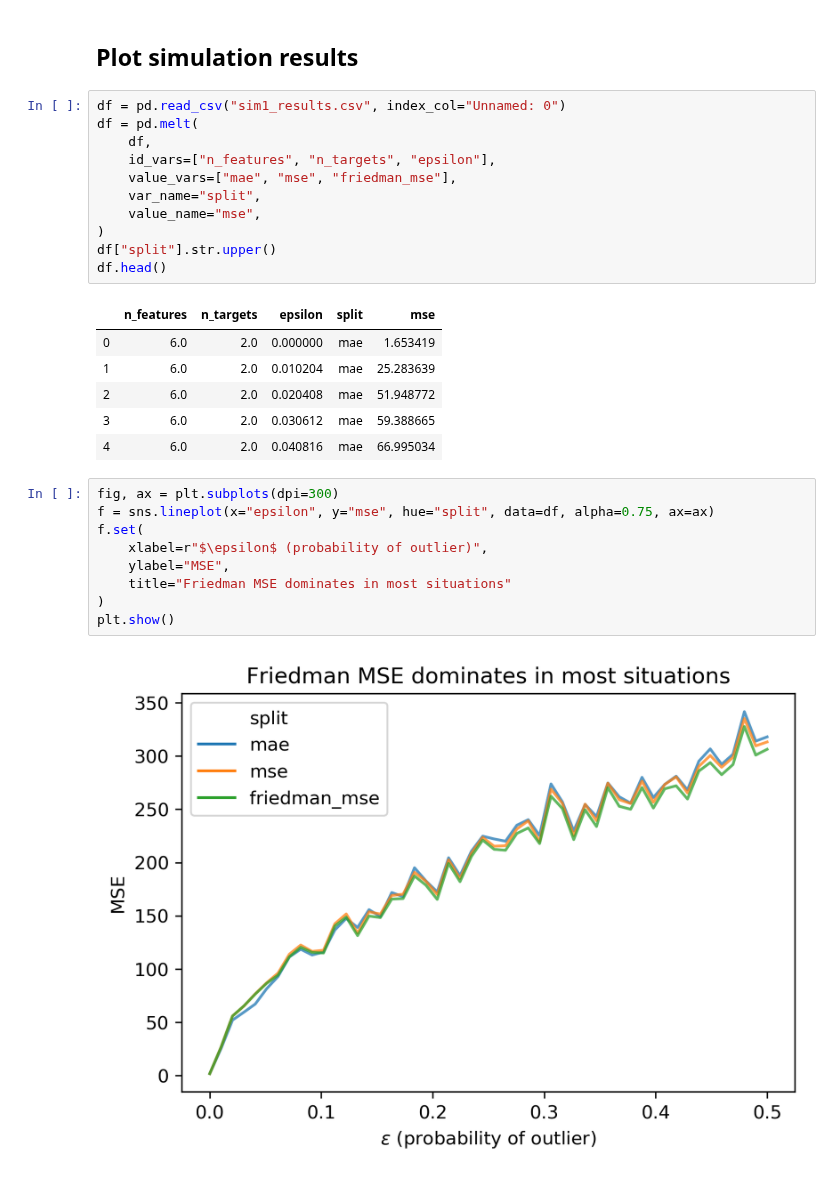
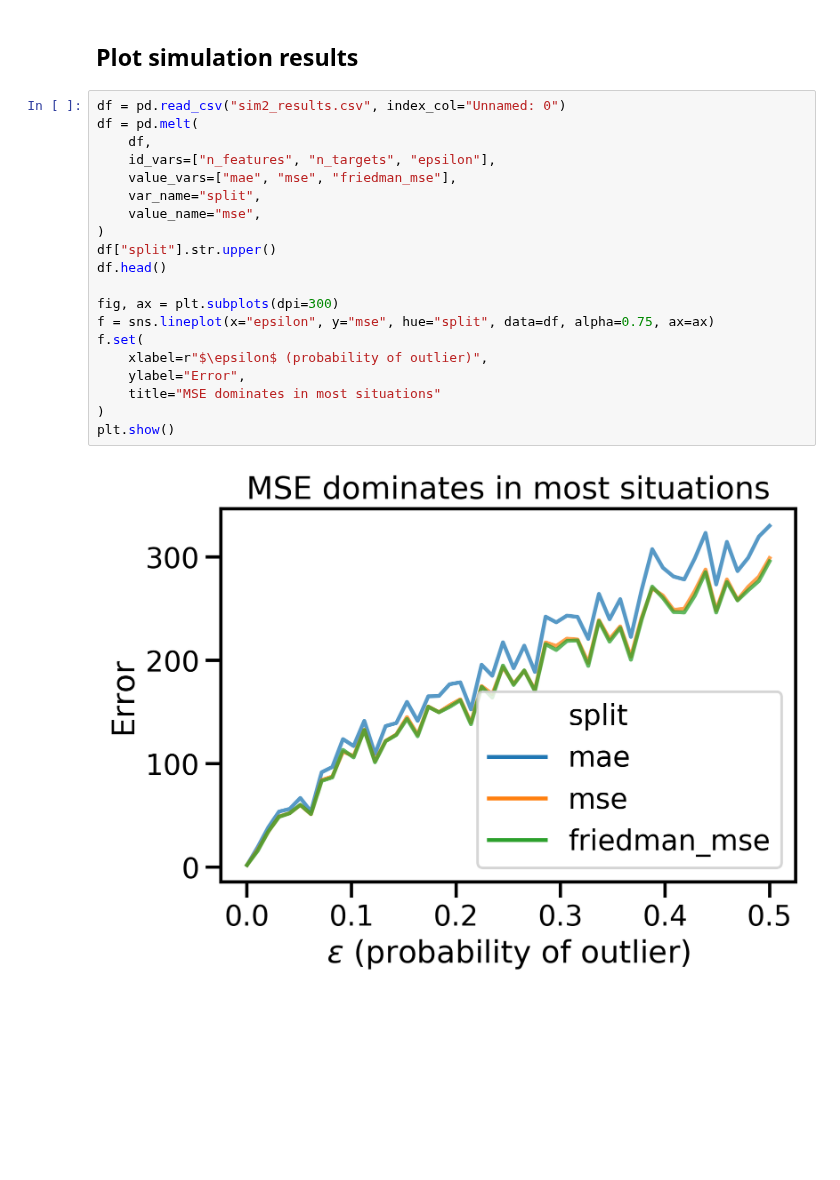
Before and after one commit to NeuroDataDesign/tealeaf, a Jupyter notebook: vivek/simulations/vg_sklearn_splitters_6_11_2019.ipynb, the cells around one changed output. Cells and saved outputs as stored; diff of their text form; blank space fills up the shorter version.

```diff
--- a/vivek/simulations/vg_sklearn_splitters_6_11_2019.ipynb
+++ b/vivek/simulations/vg_sklearn_splitters_6_11_2019.ipynb
@@ -82,31 +37,24 @@ plt.show()
 # %% [markdown]
 ## Plot simulation results
 # %%
-df = pd.read_csv("sim1_results.csv", index_col="Unnamed: 0")
+df = pd.read_csv("sim2_results.csv", index_col="Unnamed: 0")
 df = pd.melt(
     df,
     id_vars=["n_features", "n_targets", "epsilon"],
     value_vars=["mae", "mse", "friedman_mse"],
     var_name="split",
     value_name="mse",
 )
 df["split"].str.upper()
 df.head()
+
+fig, ax = plt.subplots(dpi=300)
+f = sns.lineplot(x="epsilon", y="mse", hue="split", data=df, alpha=0.75, ax=ax)
+f.set(
+    xlabel=r"$\epsilon$ (probability of outlier)",
+    ylabel="Error",
+    title="MSE dominates in most situations"
+)
+plt.show()
 # %% [output]
-|  | n_features | n_targets | epsilon | split | mse |
-| 0 | 6.0 | 2.0 | 0.000000 | mae | 1.653419 |
-| 1 | 6.0 | 2.0 | 0.010204 | mae | 25.283639 |
-| 2 | 6.0 | 2.0 | 0.020408 | mae | 51.948772 |
-| 3 | 6.0 | 2.0 | 0.030612 | mae | 59.388665 |
-| 4 | 6.0 | 2.0 | 0.040816 | mae | 66.995034 |
+[figure, added]
-# %%
-fig, ax = plt.subplots(dpi=300)
-f = sns.lineplot(x="epsilon", y="mse", hue="split", data=df, alpha=0.75, ax=ax)
-f.set(
-    xlabel=r"$\epsilon$ (probability of outlier)",
-    ylabel="MSE",
-    title="Friedman MSE dominates in most situations"
-)
-plt.show()
-# %% [output]
-[figure, removed]
```
Also changed, not shown: parts of 6 cells of this notebook.
